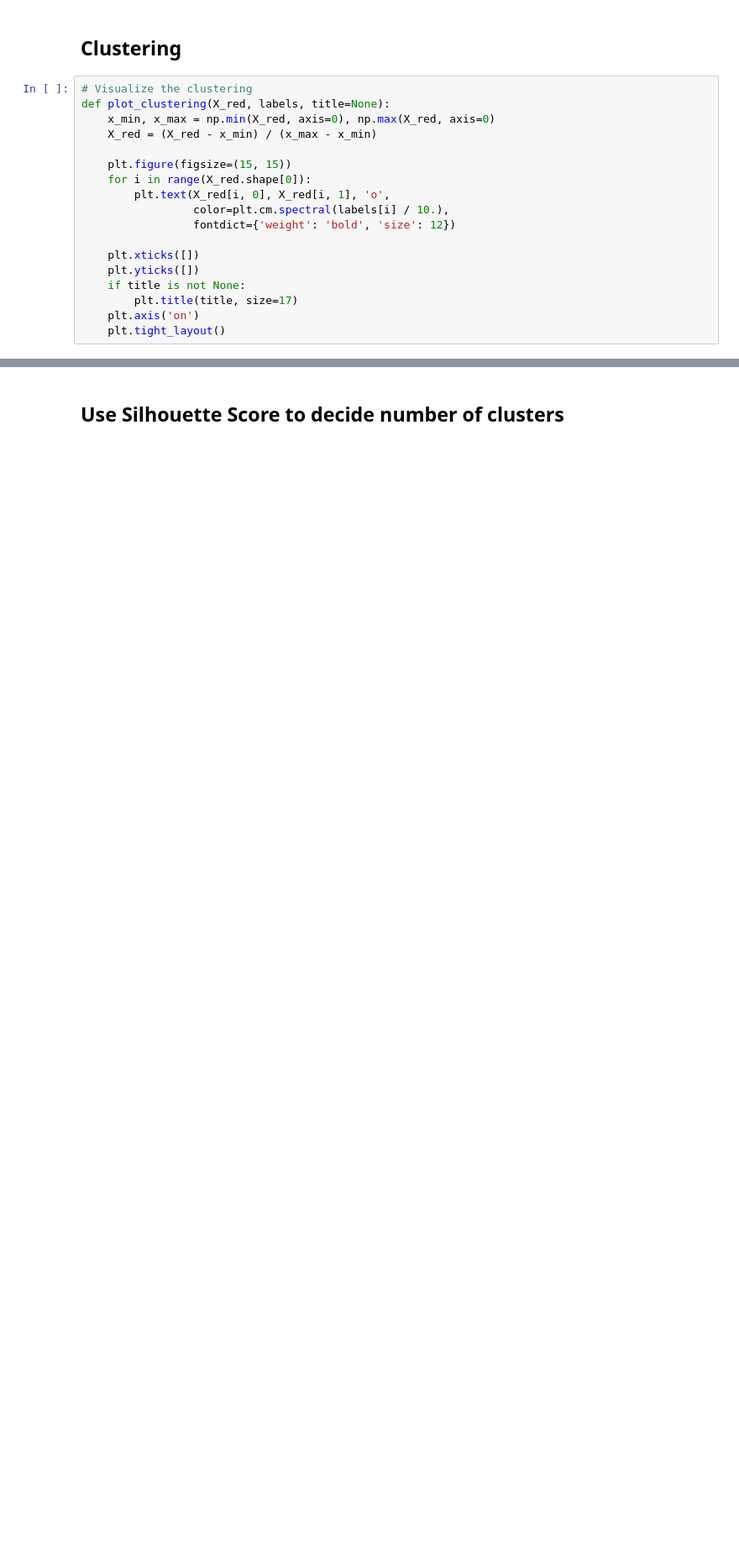
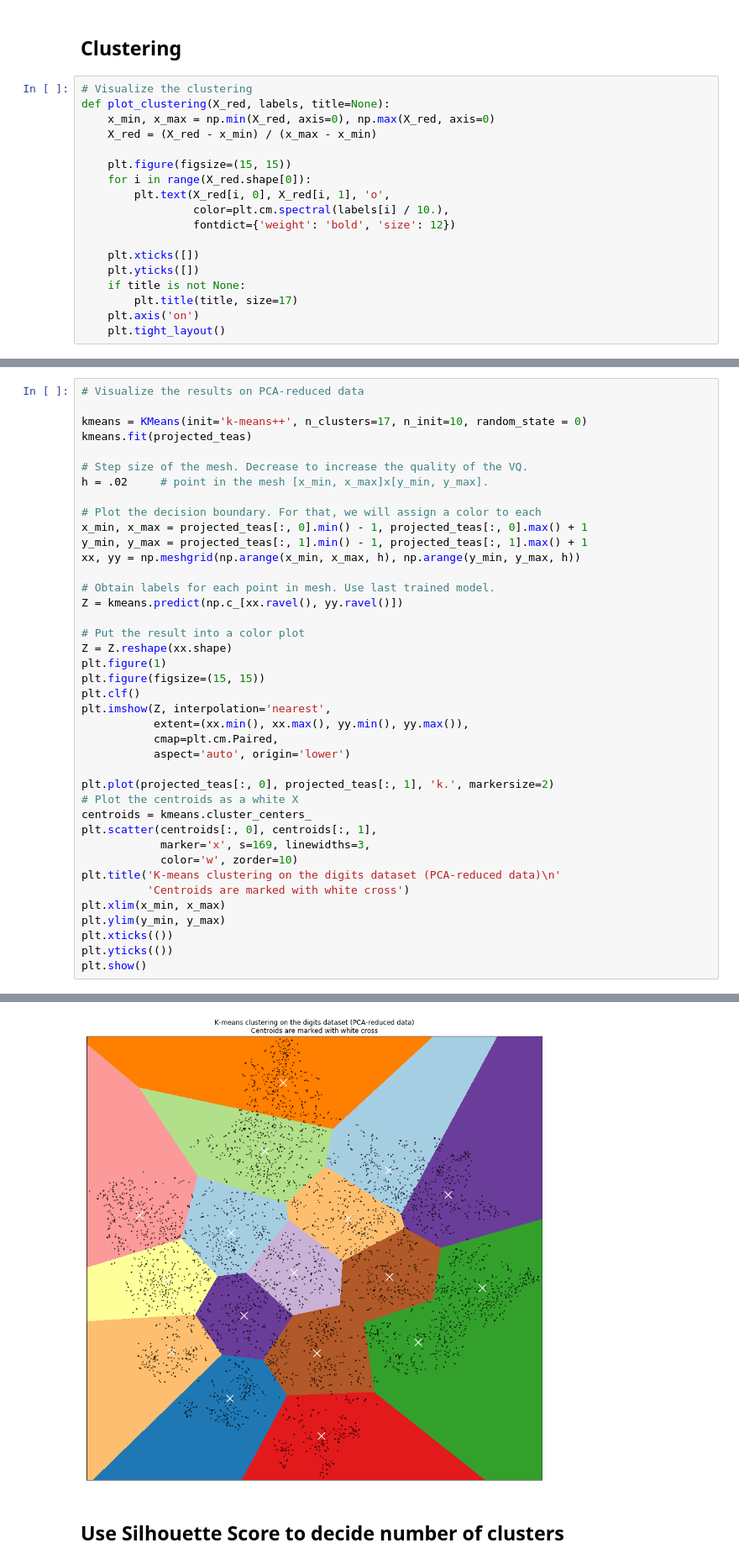
Before and after one commit to donovanOng/cs4300-noveltea, a Jupyter notebook: data/dummy encoding.ipynb, the cells around one changed output, grey strips where cells are left out. Shown: that part at 84% size. Cells and saved outputs as stored; diff of their text form; blank space fills up the shorter version.

```diff
--- a/data/dummy encoding.ipynb
+++ b/data/dummy encoding.ipynb
@@ -469,0 +482,41 @@ plt.show()
+# %%
+# Visualize the results on PCA-reduced data
+
+kmeans = KMeans(init='k-means++', n_clusters=17, n_init=10, random_state = 0)
+kmeans.fit(projected_teas)
+
+# Step size of the mesh. Decrease to increase the quality of the VQ.
+h = .02     # point in the mesh [x_min, x_max]x[y_min, y_max].
+
+# Plot the decision boundary. For that, we will assign a color to each
+x_min, x_max = projected_teas[:, 0].min() - 1, projected_teas[:, 0].max() + 1
+y_min, y_max = projected_teas[:, 1].min() - 1, projected_teas[:, 1].max() + 1
+xx, yy = np.meshgrid(np.arange(x_min, x_max, h), np.arange(y_min, y_max, h))
+
+# Obtain labels for each point in mesh. Use last trained model.
+Z = kmeans.predict(np.c_[xx.ravel(), yy.ravel()])
+
+# Put the result into a color plot
+Z = Z.reshape(xx.shape)
+plt.figure(1)
+plt.figure(figsize=(15, 15))
+plt.clf()
+plt.imshow(Z, interpolation='nearest',
+           extent=(xx.min(), xx.max(), yy.min(), yy.max()),
+           cmap=plt.cm.Paired,
+           aspect='auto', origin='lower')
+
+plt.plot(projected_teas[:, 0], projected_teas[:, 1], 'k.', markersize=2)
+# Plot the centroids as a white X
+centroids = kmeans.cluster_centers_
+plt.scatter(centroids[:, 0], centroids[:, 1],
+            marker='x', s=169, linewidths=3,
+            color='w', zorder=10)
+plt.title('K-means clustering on the digits dataset (PCA-reduced data)\n'
+          'Centroids are marked with white cross')
+plt.xlim(x_min, x_max)
+plt.ylim(y_min, y_max)
+plt.xticks(())
+plt.yticks(())
+plt.show()
+# %% [output]
@@ -470,3 +524,4 @@ plt.show()
+[figure, added]
 # %% [markdown]
 ## Use Silhouette Score to decide number of clusters
 # %%
```
Also changed, not shown: parts of 36 cells of this notebook, 1 other file.
